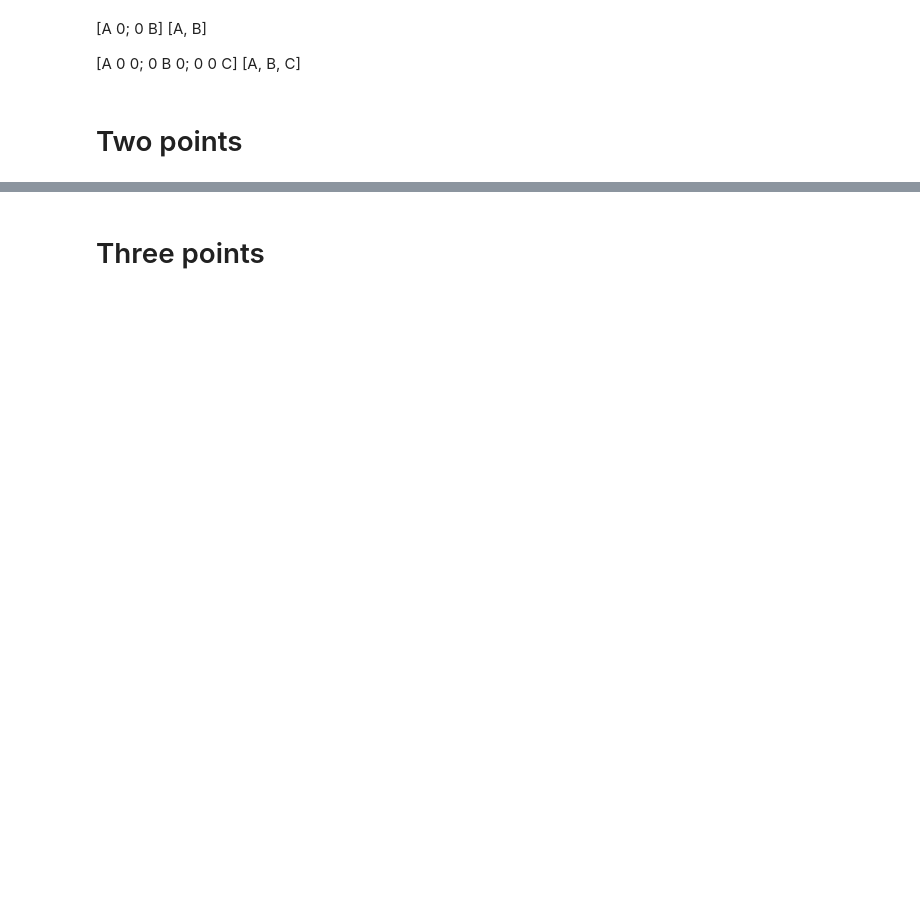
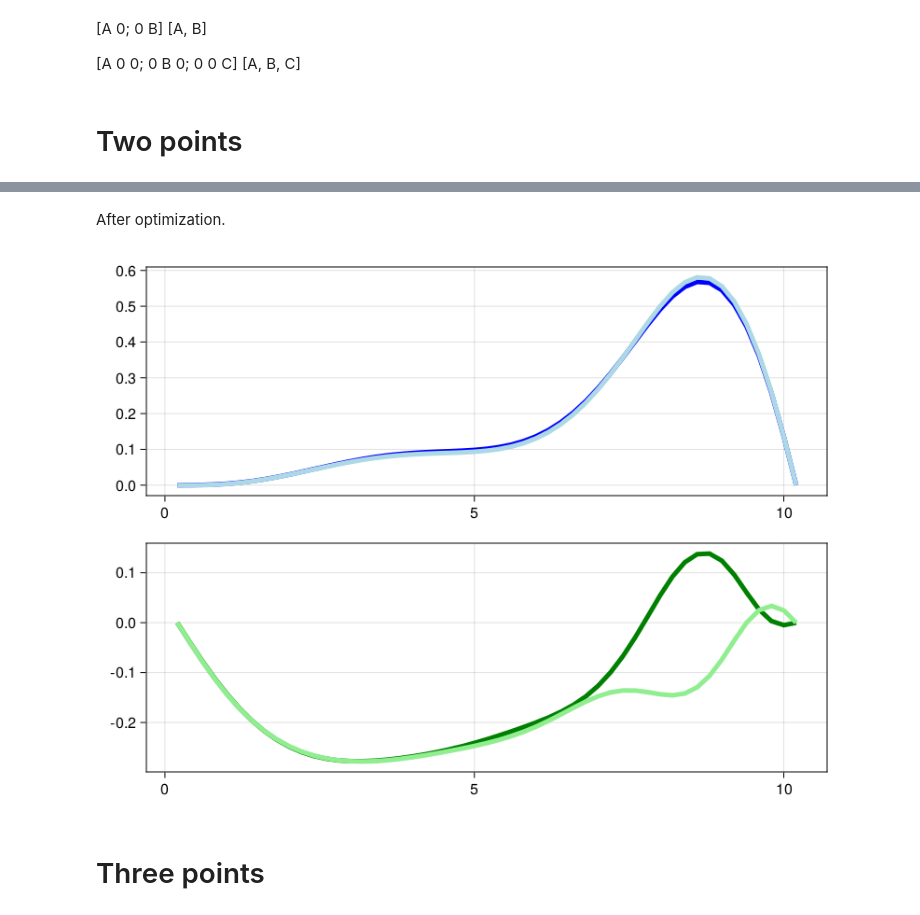
Before and after one commit to andgoldschmidt/interpolation-imsa, a Jupyter notebook: 09_andy_inspect_interp.ipynb, the cells around one changed output, grey strips where cells are left out. Saved outputs shown, nothing was run; the diff lists cells and outputs as text; code cells hidden in the pictures; blank space fills up the shorter version.

```diff
--- a/09_andy_inspect_interp.ipynb
+++ b/09_andy_inspect_interp.ipynb
@@ -464,10 +686,15 @@ println("Infidelity: $(1 - unitary_fidelity(dual_p))")
+# %% [markdown]
+After optimization.
 # %%
 f = Figure()
 ax1 = Axis(f[1, 1])
 ax2 = Axis(f[2, 1])
-lines!(ax1, dual_p.trajectory[:a][1, :], color=:blue, linewidth=5)
-lines!(ax1, dual_p.trajectory[:a][3, :], color=:lightblue, linewidth=5)
+ts = accumulate(+, timesteps(dual_p.trajectory))
+lines!(ax1, ts, dual_p.trajectory[:a][1, :], color=:blue, linewidth=5)
+lines!(ax1, ts, dual_p.trajectory[:a][3, :], color=:lightblue, linewidth=5)
 
-lines!(ax2, dual_p.trajectory[:a][2, :], color=:green, linewidth=5)
-lines!(ax2, dual_p.trajectory[:a][4, :], color=:lightgreen, linewidth=5)
+lines!(ax2, ts, dual_p.trajectory[:a][2, :], color=:green, linewidth=5)
+lines!(ax2, ts, dual_p.trajectory[:a][4, :], color=:lightgreen, linewidth=5)
 f
+# %% [output]
+[figure, added]
```
Also changed, not shown: parts of 42 cells of this notebook.
